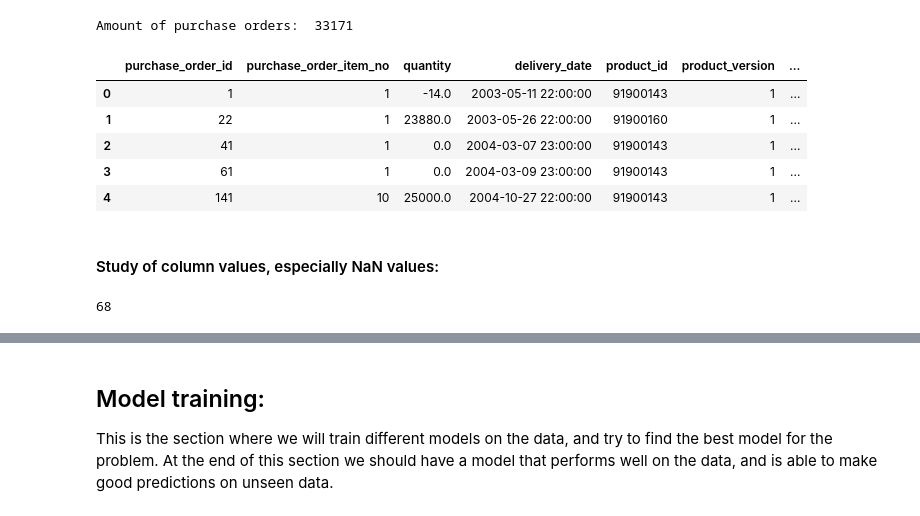
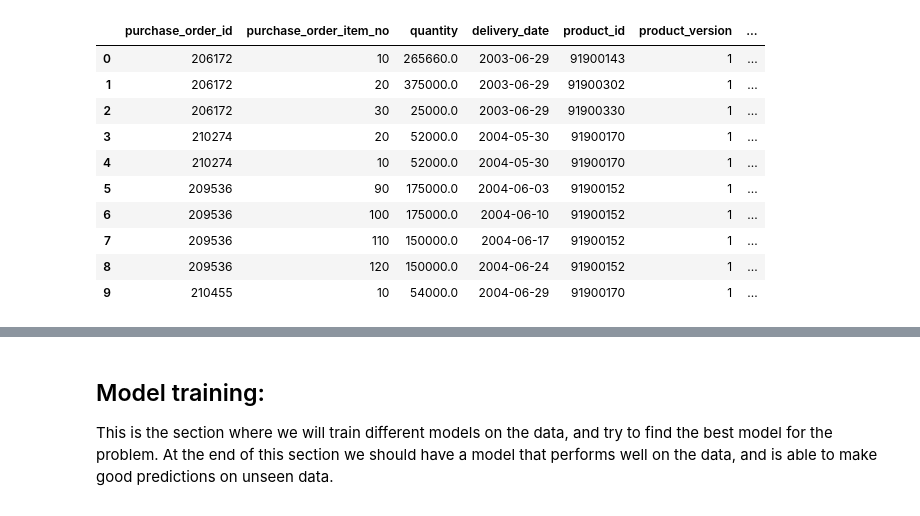
Before and after one commit to lawaasen/ModernML_project, a Jupyter notebook: Report.ipynb, the cells around one changed output, grey strips where cells are left out. Drawn from its saved outputs; the diff is of its cells as text; code cells hidden in the pictures.

```diff
--- a/Report.ipynb
+++ b/Report.ipynb
@@ -79,26 +212,15 @@ Amount of receivals:  122590
 # %%
-data_purchase_orders['delivery_date'] = pd.to_datetime(data_purchase_orders['delivery_date'], utc=True).dt.tz_localize(None)
-data_purchase_orders['created_date_time'] = pd.to_datetime(data_purchase_orders['created_date_time'], utc=True).dt.tz_localize(None)
-data_purchase_orders['modified_date_time'] = pd.to_datetime(data_purchase_orders['modified_date_time'], utc=True).dt.tz_localize(None)
-print("Amount of purchase orders: ", len(data_purchase_orders['purchase_order_id']))
-data_purchase_orders.head()
+
+purchase_orders.head(10)
 # %% [output]
-Amount of purchase orders:  33171
 |  | purchase_order_id | purchase_order_item_no | quantity | delivery_date | product_id | product_version | ... |
-| 0 | 1 | 1 | -14.0 | 2003-05-11 22:00:00 | 91900143 | 1 | ... |
-| 1 | 22 | 1 | 23880.0 | 2003-05-26 22:00:00 | 91900160 | 1 | ... |
-| 2 | 41 | 1 | 0.0 | 2004-03-07 23:00:00 | 91900143 | 1 | ... |
-| 3 | 61 | 1 | 0.0 | 2004-03-09 23:00:00 | 91900143 | 1 | ... |
-| 4 | 141 | 10 | 25000.0 | 2004-10-27 22:00:00 | 91900143 | 1 | ... |
+| 0 | 206172 | 10 | 265660.0 | 2003-06-29 | 91900143 | 1 | ... |
+| 1 | 206172 | 20 | 375000.0 | 2003-06-29 | 91900302 | 1 | ... |
+| 2 | 206172 | 30 | 25000.0 | 2003-06-29 | 91900330 | 1 | ... |
+| 3 | 210274 | 20 | 52000.0 | 2004-05-30 | 91900170 | 1 | ... |
+| 4 | 210274 | 10 | 52000.0 | 2004-05-30 | 91900170 | 1 | ... |
+| 5 | 209536 | 90 | 175000.0 | 2004-06-03 | 91900152 | 1 | ... |
+| 6 | 209536 | 100 | 175000.0 | 2004-06-10 | 91900152 | 1 | ... |
+| 7 | 209536 | 110 | 150000.0 | 2004-06-17 | 91900152 | 1 | ... |
+| 8 | 209536 | 120 | 150000.0 | 2004-06-24 | 91900152 | 1 | ... |
+| 9 | 210455 | 10 | 54000.0 | 2004-06-29 | 91900170 | 1 | ... |
-# %% [markdown]
-#### Study of column values, especially NaN values:
-# %%
-
-num_nan = 0
-for elmt in data_receivals['net_weight']:
-    if pd.isna(elmt):
-        num_nan += 1
-
-print(num_nan)
-# %% [output]
-68
```
Also changed, not shown: parts of 47 cells of this notebook.
